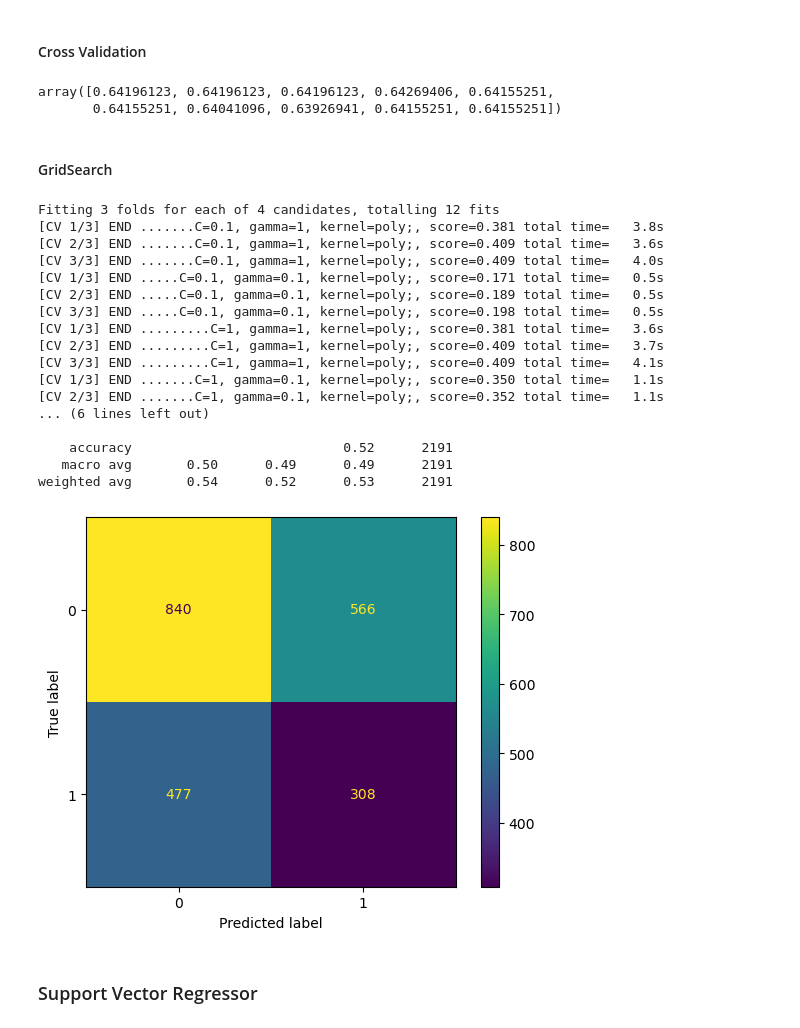
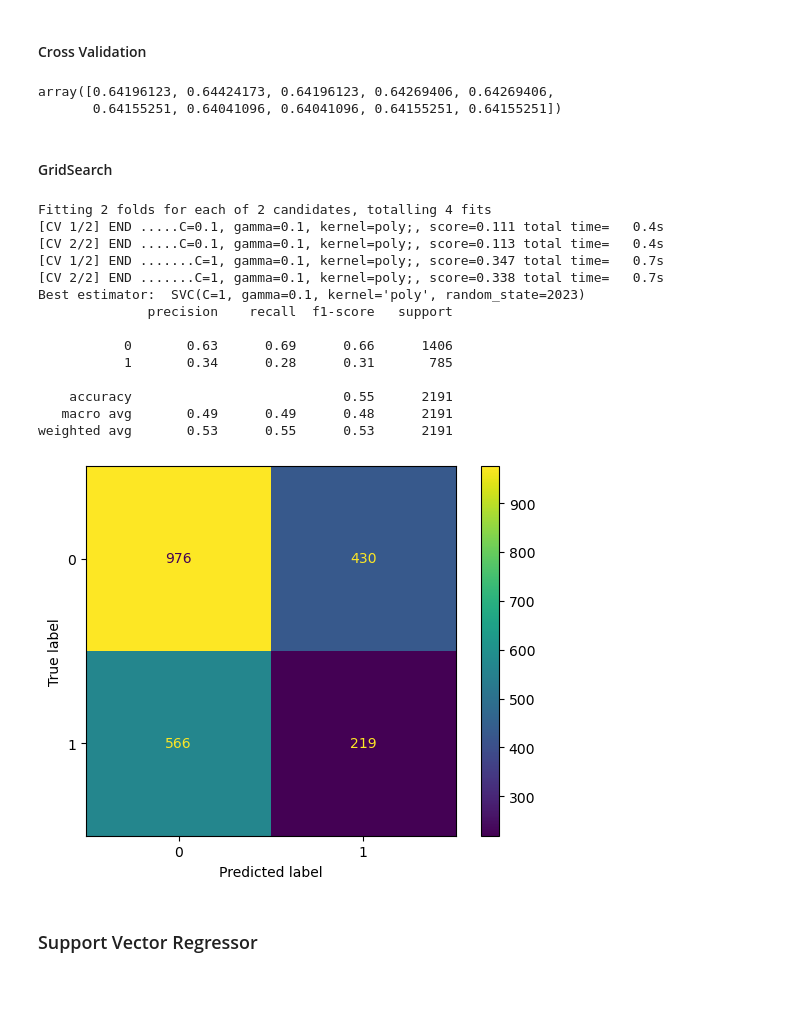
Before and after one commit to orlandopalmeira/Trabalho-DAA-2023-2024, a Jupyter notebook: Tarefa_1/tarefa_1_modelacao.ipynb, the cells around one changed output. Drawn from its saved outputs; the diff is of its cells as text; code cells hidden in the pictures; blank space fills up the shorter version.

```diff
--- a/Tarefa_1/tarefa_1_modelacao.ipynb
+++ b/Tarefa_1/tarefa_1_modelacao.ipynb
@@ -202,10 +202,12 @@ memory usage: 1.7+ MB
 # %% [markdown]
 #### Country, Continent and Hemisphere Treatment
 # %%
-data['Country'] = lb.fit_transform(data['Country'])
-data['Continent'] = lb.fit_transform(data['Continent'])
-data['Hemisphere'] = lb.fit_transform(data['Hemisphere'])
+# data['Country'] = lb.fit_transform(data['Country'])
+# data['Continent'] = lb.fit_transform(data['Continent'])
+# data['Hemisphere'] = lb.fit_transform(data['Hemisphere'])
 
+columns_to_drop = ["Country", "Continent", "Hemisphere"]
+data = data.drop(columns=columns_to_drop)
 
 data.info()
 # %% [output]
@@ -443,49 +445,46 @@ weighted avg       0.41      0.64      0.50      2191
 scores = cross_val_score(svc, X, y, cv=10)
 scores
 # %% [output]
-array([0.64196123, 0.64196123, 0.64196123, 0.64269406, 0.64155251,
-       0.64155251, 0.64041096, 0.63926941, 0.64155251, 0.64155251])
+array([0.64196123, 0.64424173, 0.64196123, 0.64269406, 0.64269406,
+       0.64155251, 0.64041096, 0.64041096, 0.64155251, 0.64155251])
 # %% [markdown]
 #### GridSearch
 # %%
 param_grid = {
     'C': [0.1, 1],
-    'gamma': [1, 0.1],
+    'gamma': [0.1],
     'kernel': ['poly']
 }
 
 scoring = 'recall'
 
-grid_searchSVC = GridSearchCV(svc, param_grid, cv=3, refit=True, verbose=3, scoring=scoring)
+grid_searchSVC = GridSearchCV(svc, param_grid, cv=2, refit=True, verbose=3, scoring=scoring)
 grid_searchSVC.fit(X_train, y_train)
 grid_predictionSVC = grid_searchSVC.predict(X_test)
 
 
 print("Best estimator: ", grid_searchSVC.best_estimator_)
 
 
 print(classification_report(y_test, grid_predictionSVC))
 ConfusionMatrixDisplay.from_predictions(y_test, grid_predictionSVC)
 plt.show()
 # %% [output]
-Fitting 3 folds for each of 4 candidates, totalling 12 fits
-[CV 1/3] END .......C=0.1, gamma=1, kernel=poly;, score=0.381 total time=   3.8s
-[CV 2/3] END .......C=0.1, gamma=1, kernel=poly;, score=0.409 total time=   3.6s
-[CV 3/3] END .......C=0.1, gamma=1, kernel=poly;, score=0.409 total time=   4.0s
-[CV 1/3] END .....C=0.1, gamma=0.1, kernel=poly;, score=0.171 total time=   0.5s
-[CV 2/3] END .....C=0.1, gamma=0.1, kernel=poly;, score=0.189 total time=   0.5s
-[CV 3/3] END .....C=0.1, gamma=0.1, kernel=poly;, score=0.198 total time=   0.5s
-[CV 1/3] END .........C=1, gamma=1, kernel=poly;, score=0.381 total time=   3.6s
-[CV 2/3] END .........C=1, gamma=1, kernel=poly;, score=0.409 total time=   3.7s
-[CV 3/3] END .........C=1, gamma=1, kernel=poly;, score=0.409 total time=   4.1s
-[CV 1/3] END .......C=1, gamma=0.1, kernel=poly;, score=0.350 total time=   1.1s
-[CV 2/3] END .......C=1, gamma=0.1, kernel=poly;, score=0.352 total time=   1.1s
-... (6 lines left out)
+Fitting 2 folds for each of 2 candidates, totalling 4 fits
+[CV 1/2] END .....C=0.1, gamma=0.1, kernel=poly;, score=0.111 total time=   0.4s
+[CV 2/2] END .....C=0.1, gamma=0.1, kernel=poly;, score=0.113 total time=   0.4s
+[CV 1/2] END .......C=1, gamma=0.1, kernel=poly;, score=0.347 total time=   0.7s
+[CV 2/2] END .......C=1, gamma=0.1, kernel=poly;, score=0.338 total time=   0.7s
+Best estimator:  SVC(C=1, gamma=0.1, kernel='poly', random_state=2023)
+              precision    recall  f1-score   support
 
-    accuracy                           0.52      2191
-   macro avg       0.50      0.49      0.49      2191
-weighted avg       0.54      0.52      0.53      2191
+           0       0.63      0.69      0.66      1406
+           1       0.34      0.28      0.31       785
+
+    accuracy                           0.55      2191
+   macro avg       0.49      0.49      0.48      2191
+weighted avg       0.53      0.55      0.53      2191
-[figure, old version]
+[figure, new version]
 # %% [markdown]
 ### Support Vector Regressor
 # %% [markdown]
```
Also changed, not shown: parts of 20 cells of this notebook.
